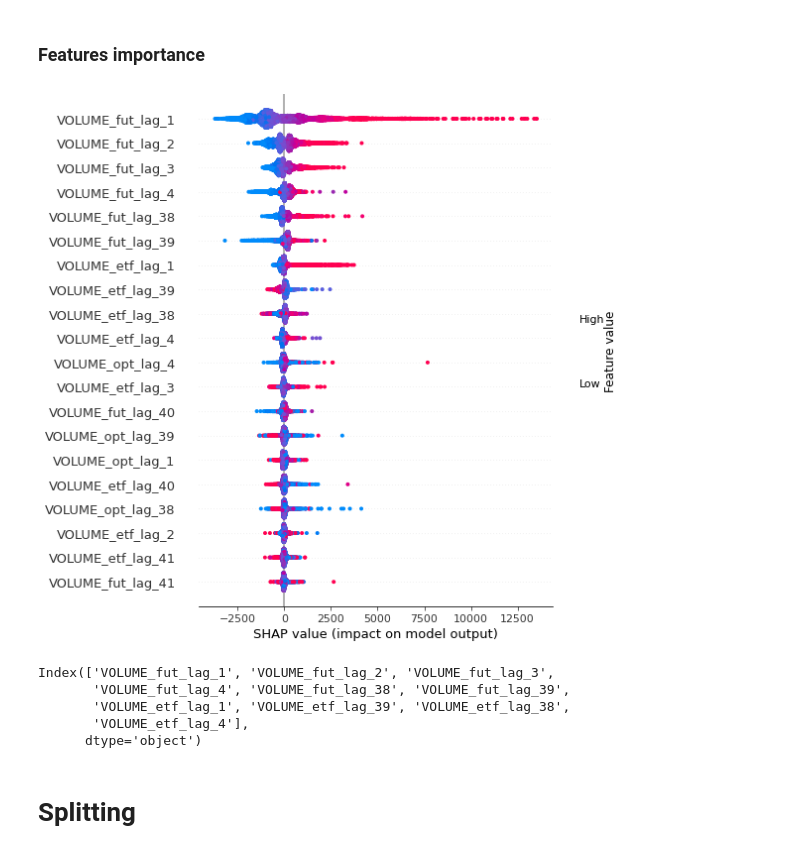
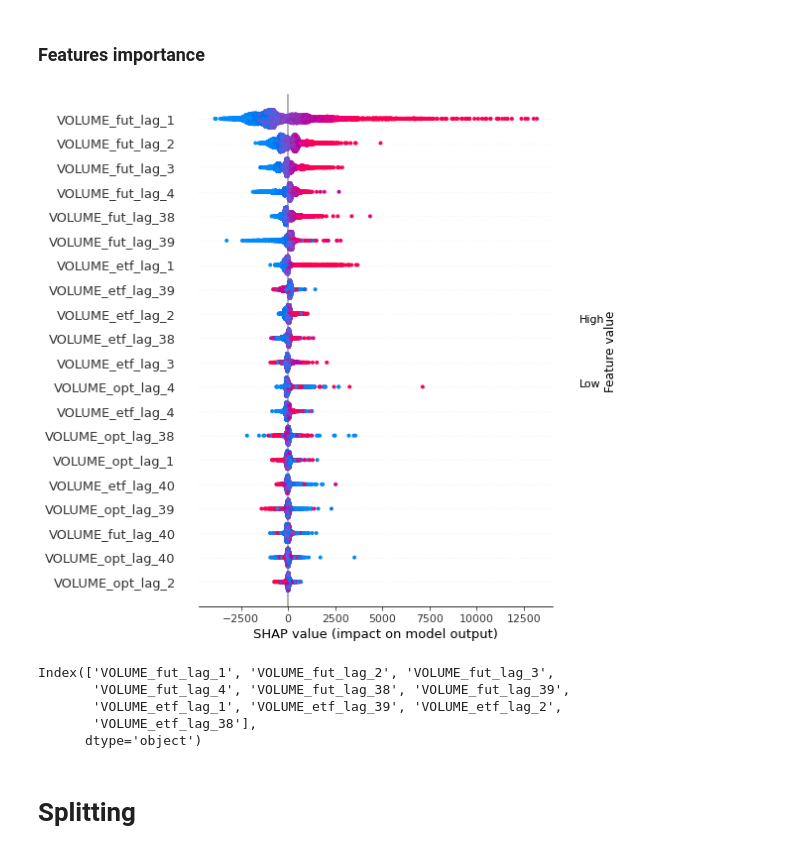
Before and after one commit to OlegTestov/VolumePrediction, a Jupyter notebook: notebooks/NQ_vol_prediction_AVG.ipynb, the cells around one changed output. Cells and saved outputs as stored; diff of their text form; code cells hidden in the pictures.

```diff
--- a/notebooks/NQ_vol_prediction_AVG.ipynb
+++ b/notebooks/NQ_vol_prediction_AVG.ipynb
@@ -278,13 +276,14 @@ window_days = 20
 ts[['VOLUME_fut_agg', 'VOLUME_etf_agg', 'VOLUME_opt_agg']] = np.NaN
 all_hhmm = pd.unique(ts['hhmm'])
 
-for i in range(0, ts.shape[0]-bins*(window_days+1)+1, 39):
+for i in range(0, ts.shape[0] - bins * (window_days + 1) + 1, 39):
     for hhmm in all_hhmm:
         hhmm_df = \
-            ts.iloc[i:bins*window_days+i].loc[ts['hhmm']==hhmm]
+            ts.iloc[i:bins * window_days + i].loc[ts['hhmm'] == hhmm]
         for column in columns:
-            vol_agg = hhmm_df.loc[:,column].mean()
-            ts.iloc[i+bins*window_days:i+bins*(window_days+1)].loc[ts['hhmm']==hhmm, f'{column}_agg'] = vol_agg
+            vol_agg = hhmm_df.loc[:, column].mean()
+            ts.iloc[i + bins * window_days:i + bins * (window_days + 1)].loc[
+                ts['hhmm'] == hhmm, f'{column}_agg'] = vol_agg
 # %% [output]
 A value is trying to be set on a copy of a slice from a DataFrame.
 Try using .loc[row_indexer,col_indexer] = value instead
@@ -342,5 +341,5 @@ ts_unseason['VOLUME_fut'].iloc[-250:-1].plot(figsize=[20, 8])
 # %%
 for column in columns:
     fig, ax = plt.subplots(figsize=(20, 8))
-    plt_pacf = plot_pacf(ts_unseason[column], ax = ax, lags = np.arange(150), auto_ylims = True, method='ywm', title=column)
+    plt_pacf = plot_pacf(ts_unseason[column], ax=ax, lags=np.arange(200), auto_ylims=True, method='ywm', title=column)
 # %% [output]
@@ -383,21 +382,29 @@ df
 # %% [markdown]
 ### Features importance
 # %%
-cat = CatBoostRegressor(iterations=1000)
-cat.fit(df[features_columns], df[target], verbose=0, plot=False)
+cat = CatBoostRegressor(iterations=550)
+cat.fit(df.loc[train_indexes][features_columns],
+        df.loc[train_indexes][target],
+        verbose=0,
+        plot=False)
+explainer = shap.TreeExplainer(cat)
+shap_values =\
+    explainer.shap_values(
+        Pool(df.loc[train_indexes][features_columns],
+             df.loc[train_indexes][target])
+    )
+shap.summary_plot(shap_values,
+                  df.loc[train_indexes][features_columns])
 
-explainer = shap.TreeExplainer(cat)
-shap_values=explainer.shap_values(Pool(df[features_columns], df[target]))
-shap.summary_plot(shap_values, df[features_columns])
-
-top_features = pd.DataFrame(shap_values, columns=df[features_columns].columns).apply(lambda x: abs(x)).sum().sort_values(ascending=False)[:10].index
+top_features = pd.DataFrame(shap_values, columns=df[features_columns].columns).apply(
+    lambda x: abs(x)).sum().sort_values(ascending=False)[:10].index
 top_features
 # %% [output]
-[figure, old version]
+[figure, new version]
 Index(['VOLUME_fut_lag_1', 'VOLUME_fut_lag_2', 'VOLUME_fut_lag_3',
        'VOLUME_fut_lag_4', 'VOLUME_fut_lag_38', 'VOLUME_fut_lag_39',
-       'VOLUME_etf_lag_1', 'VOLUME_etf_lag_39', 'VOLUME_etf_lag_38',
-       'VOLUME_etf_lag_4'],
+       'VOLUME_etf_lag_1', 'VOLUME_etf_lag_39', 'VOLUME_etf_lag_2',
+       'VOLUME_etf_lag_38'],
       dtype='object')
 # %% [markdown]
 # Splitting
```
Also changed, not shown: parts of 19 cells of this notebook.
